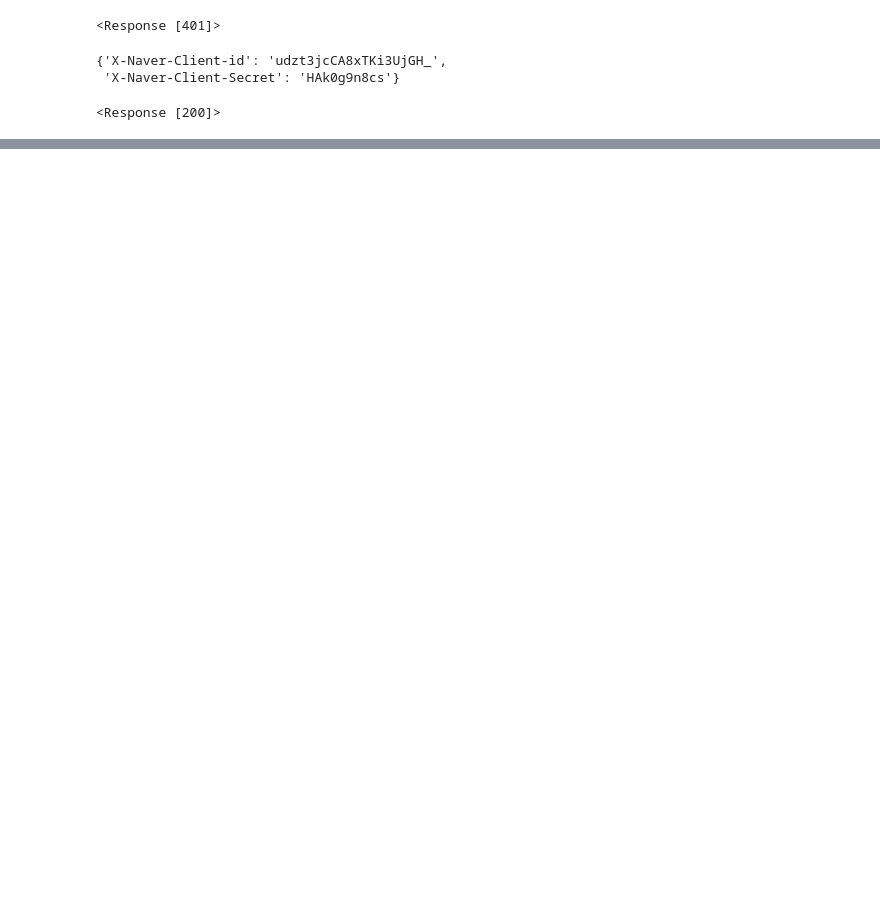
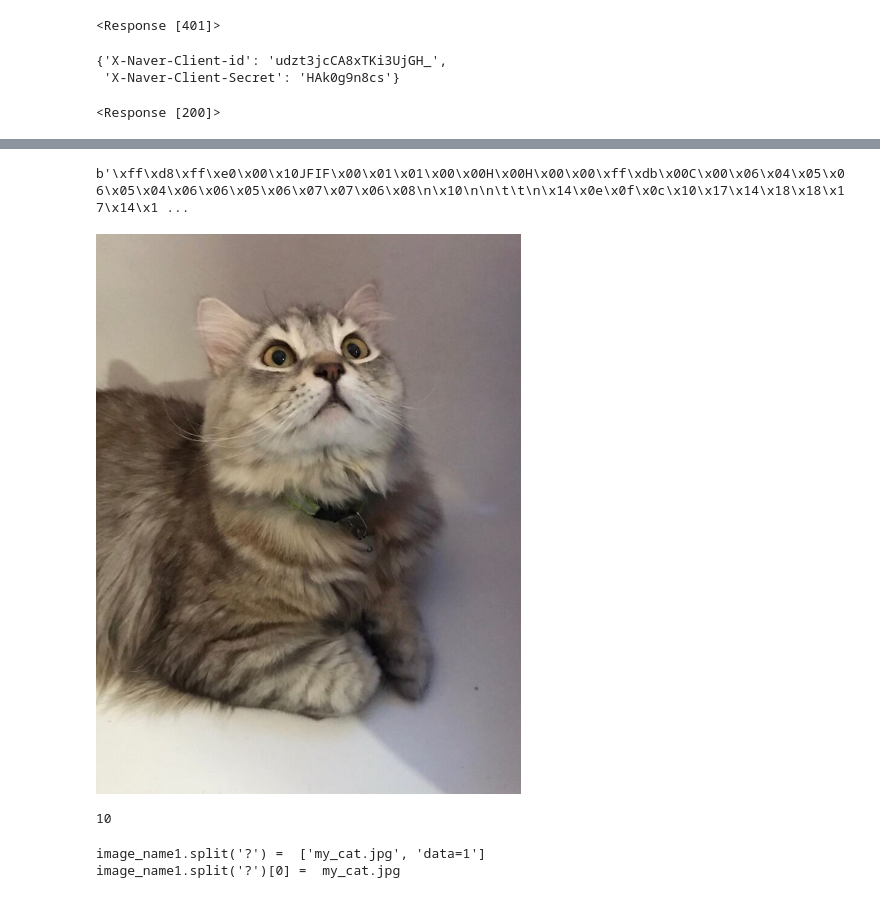
Before and after one commit to silver-ye/Bigdata, a Jupyter notebook: 네이버 API 이용해서 고양이 이미지 1000개 URL 검색.ipynb, the cells around one changed output, grey strips where cells are left out. Saved outputs shown, nothing was run; the diff lists cells and outputs as text; code cells hidden in the pictures; blank space fills up the shorter version.

```diff
--- a/네이버 API 이용해서 고양이 이미지 1000개 URL 검색.ipynb
+++ b/네이버 API 이용해서 고양이 이미지 1000개 URL 검색.ipynb
@@ -197,19 +196,21 @@ url= https://openapi.naver.com/v1/search/image?query=강아지&display=100&start
 # %%
 # 한번에 100개씩이니 total_page를 100개로하면 만개
 def call_and_print(keyword, total_page=10):
+    link_list = []
     # 1에서 부터 total_page + 1미만 만큼을 반복한다.
     for page in range(1, total_page + 1):
         # 한 페이지당 100개를 가져온다.
         display = 100
         # 100개씩 검색하기떄문에 1씩 늘려서 검색해야한다
         start = ((page-1)*display)+1
-        print('page =', page)
+        #print('page =', page)
         print('start =', start)
         # 검색해가지로 리턴을 받는 변수를 생성해준다.
         json_obj = get_api_result(keyword, display, start)
         # json_obj에 items의 link만 필요하다.
         for item in json_obj['items']:
-            print("item['link'] =", item['link'])
-        print('=' * 30)
+            link_list.append(item['link'])
+        #print('=' * 30)
+    return link_list
 # %%
 # keyword를 강아지로 설정
@@ -236,4 +239,5 @@ KeyError: 'items'
 # %%
 # keyword를 고양이로 설정
-call_and_print('고양이')
+link1 = call_and_print('고양이')
+link1
 # %% [output]
@@ -257,0 +286,2 @@ KeyError: 'items'
+# %%
+url = link1[0]
@@ -257,0 +294,9 @@ KeyError: 'items'
+# %%
+# 1) url에 접속
+# 2) 이미지 내용 가져온다.
+data = urllib.request.urlopen(url).read()
+# %%
+# 이미지 내용
+data
+# %% [output]
+b'\xff\xd8\xff\xe0\x00\x10JFIF\x00\x01\x01\x00\x00H\x00H\x00\x00\xff\xdb\x00C\x00\x06\x04\x05\x06\x05\x04\x06\x06\x05\x06\x07\x07\x06\x08\n\x10\n\n\t\t\n\x14\x0e\x0f\x0c\x10\x17\x14\x18\x18\x17\x14\x1 ...
@@ -257,0 +307,4 @@ KeyError: 'items'
+# %%
+Image.open(BytesIO(data))
+# %% [output]
+[figure, added]
@@ -257,0 +319,15 @@ KeyError: 'items'
+# %%
+# find() : 문자열을 찾아서 인덱스를 리턴해준다.
+# ?을 찾고 ?의 인덱스인 10을 리턴한다.
+image_name1.find('?')
+# %% [output]
+10
+# %%
+# -1이 아닐시에는 ?가 존재한다는 것이고 그걸 기준으로 나눠준다.
+# 나눈 후, 결과를 보니 인덱스[0]이 이름인 것을 확인할 수 있다.
+if image_name1.find('?') != -1:
+    print("image_name1.split('?') = ", image_name1.split('?'))
+    print("image_name1.split('?')[0] = ", image_name1.split('?')[0])
+# %% [output]
+image_name1.split('?') =  ['my_cat.jpg', 'data=1']
+image_name1.split('?')[0] =  my_cat.jpg
```
Also changed, not shown: parts of 37 cells of this notebook, 1 other file.
